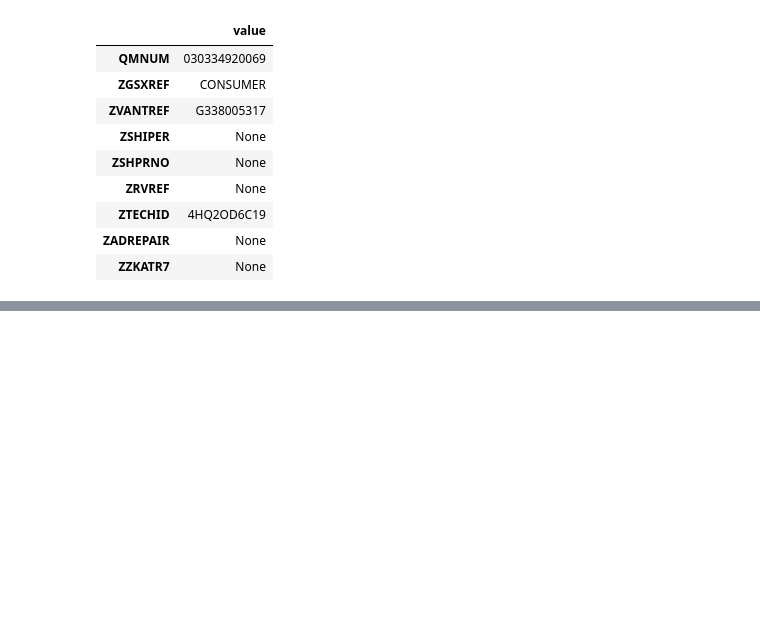
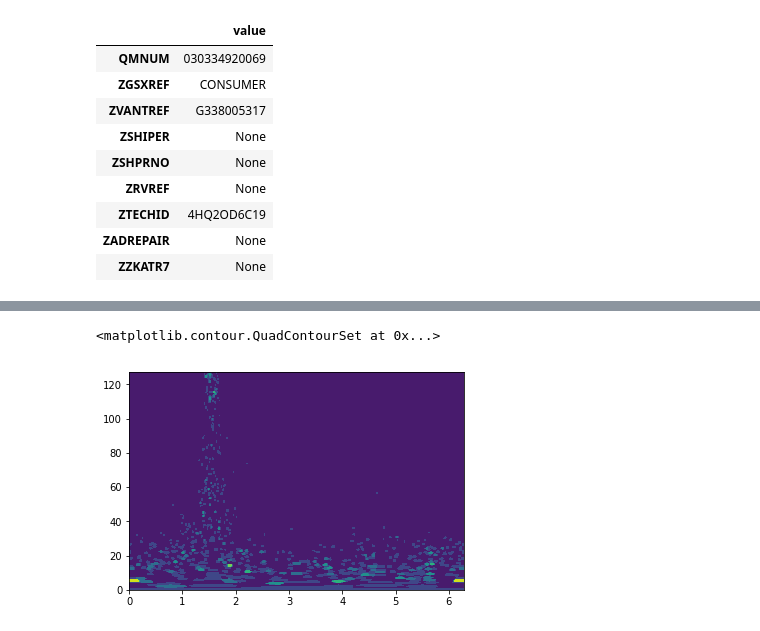
Before and after one commit to scidam/forums, a Jupyter notebook: SO/17_APR_2019.ipynb, the cells around one changed output, grey strips where cells are left out. Drawn from its saved outputs; the diff is of its cells as text; code cells hidden in the pictures; blank space fills up the shorter version.

```diff
--- a/SO/17_APR_2019.ipynb
+++ b/SO/17_APR_2019.ipynb
@@ -146,0 +177,18 @@ make_df(name="TAB_HEADER_DATA")
+# %%
+def transform_data(m):
+    dpix, dpiy = m.shape
+    x_c, y_c = np.unravel_index(np.argmax(m), m.shape)
+    angles = np.linspace(0, np.pi*2, min(dpix, dpiy))
+    mrc = min(abs(x_c - dpix), abs(y_c - dpiy), x_c, y_c)
+    radiuses = np.linspace(0, mrc, max(dpix, dpiy))
+    A, R = np.meshgrid(angles, radiuses)
+    X = R * np.cos(A)
+    Y = R * np.sin(A)
+    return A, R, m[X.astype(int) + mrc - 1, Y.astype(int) + mrc - 1]
+# %%
+angles, radiuses, m = transform_data(magnitude_spectrum)
+# %%
+plt.contourf(angles, radiuses, m)
+# %% [output]
+<matplotlib.contour.QuadContourSet at 0x...>
+[figure, added]
```
Also changed, not shown: parts of 9 cells of this notebook, 1 other file.
